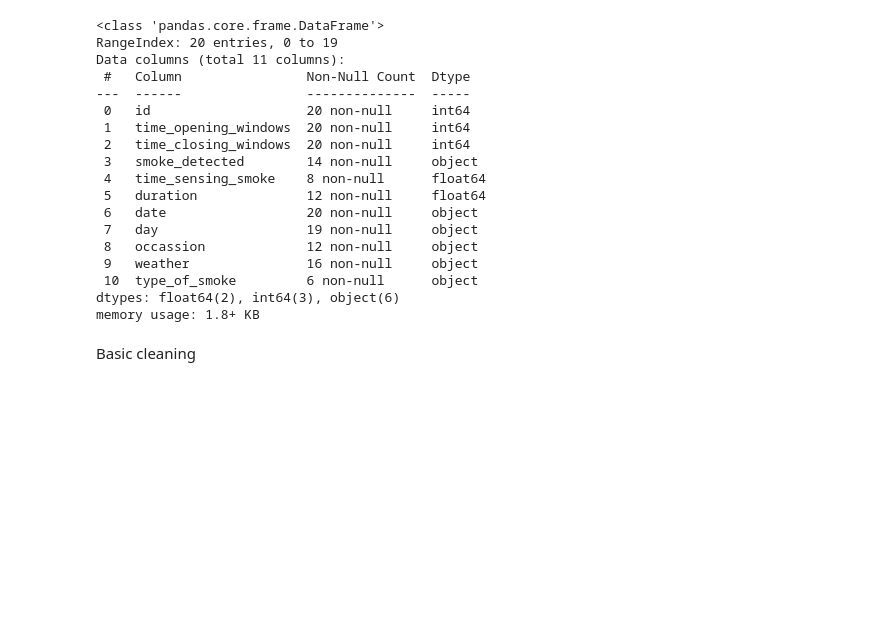
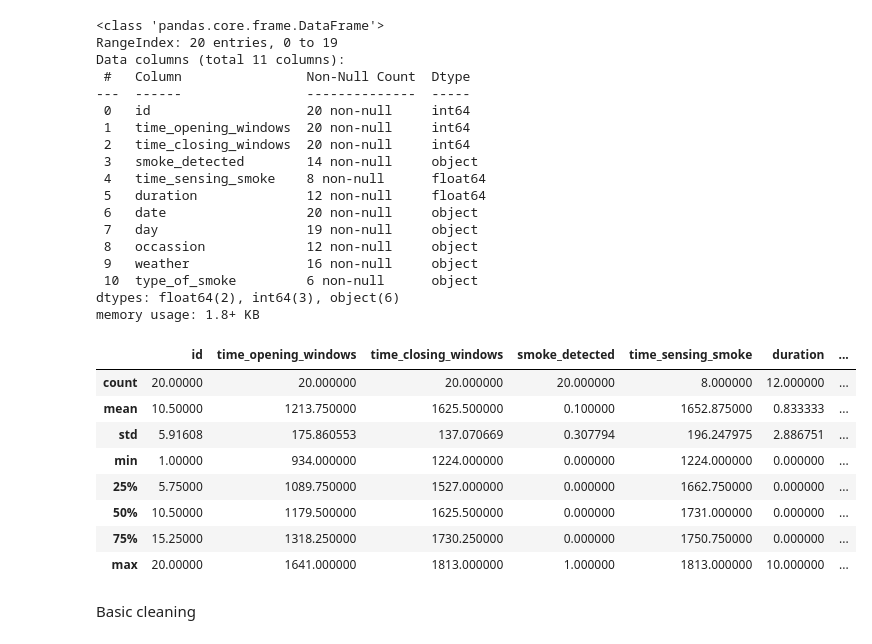
Before and after one commit to ianwright27/Deep-Learning-Chronicles, a Jupyter notebook: air_quality_prediction/main.ipynb, the cells around one changed output. Drawn from its saved outputs; the diff is of its cells as text; code cells hidden in the pictures; blank space fills up the shorter version.

```diff
--- a/air_quality_prediction/main.ipynb
+++ b/air_quality_prediction/main.ipynb
@@ -50,6 +50,18 @@ Data columns (total 11 columns):
  10  type_of_smoke         6 non-null      object
 dtypes: float64(2), int64(3), object(6)
 memory usage: 1.8+ KB
+# %%
+df.describe()
+# %% [output]
+|  | id | time_opening_windows | time_closing_windows | smoke_detected | time_sensing_smoke | duration | ... |
+| count | 20.00000 | 20.000000 | 20.000000 | 20.000000 | 8.000000 | 12.000000 | ... |
+| mean | 10.50000 | 1213.750000 | 1625.500000 | 0.100000 | 1652.875000 | 0.833333 | ... |
+| std | 5.91608 | 175.860553 | 137.070669 | 0.307794 | 196.247975 | 2.886751 | ... |
+| min | 1.00000 | 934.000000 | 1224.000000 | 0.000000 | 1224.000000 | 0.000000 | ... |
+| 25% | 5.75000 | 1089.750000 | 1527.000000 | 0.000000 | 1662.750000 | 0.000000 | ... |
+| 50% | 10.50000 | 1179.500000 | 1625.500000 | 0.000000 | 1731.000000 | 0.000000 | ... |
+| 75% | 15.25000 | 1318.250000 | 1730.250000 | 0.000000 | 1750.750000 | 0.000000 | ... |
+| max | 20.00000 | 1641.000000 | 1813.000000 | 1.000000 | 1813.000000 | 10.000000 | ... |
 # %% [markdown]
 Basic cleaning
 # %%
```
Also changed, not shown: parts of 9 cells of this notebook.
